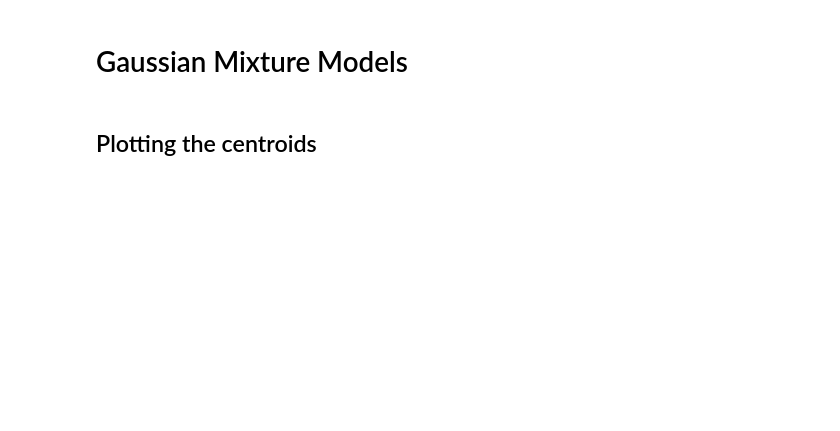
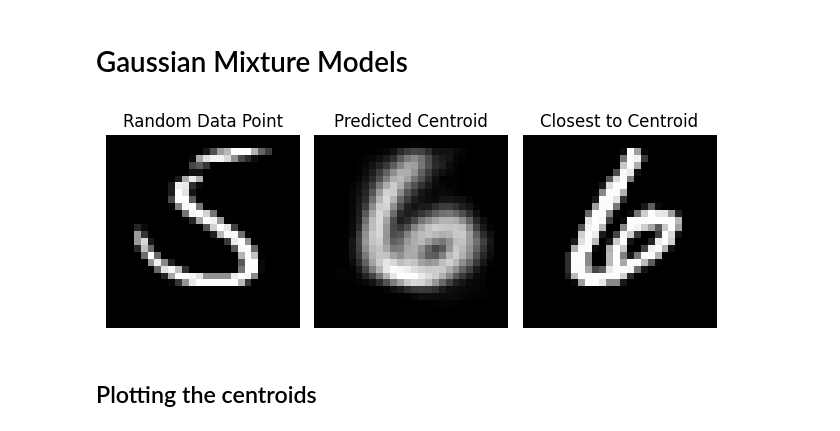
Before and after one commit to satchitchatterji/TuringMLDL2023, a Jupyter notebook: Week 3/Lecture 3 -- Unsupervised Learning.ipynb, the cells around one changed output. Cells and saved outputs as stored; diff of their text form; code cells hidden in the pictures; blank space fills up the shorter version.

```diff
--- a/Week 3/Lecture 3 -- Unsupervised Learning.ipynb
+++ b/Week 3/Lecture 3 -- Unsupervised Learning.ipynb
@@ -146,7 +178,7 @@ random_subset = np.random.choice(len(x_train), size=2000, replace=False)
 x_subset = x_train[random_subset]
 
 # Perform K-means clustering
-gmm = GaussianMixture(10)
+gmm = GaussianMixture(15)
 gmm.fit(x_subset)
 
 # Randomly select a data point
@@ -158,33 +190,35 @@ predicted_cluster = gmm.predict([random_data_point])
 
 # Get the cluster center for the predicted cluster
 predicted_center = gmm.means_[predicted_cluster]
 
 # get the closest training point to the predicted center
 closest_point_to_pred = np.argmax(gmm.predict_proba(x_subset)[:,predicted_cluster])
 
 # Reshape the data point and the cluster center for visualization
 random_data_point_img = random_data_point.reshape(28, 28)
 predicted_center_img = predicted_center.reshape(28, 28)
 closest_pred_img = x_subset[closest_point_to_pred].reshape(28, 28)
 
 # Plot images
 plt.subplot(1, 3, 1)
 plt.imshow(random_data_point_img, cmap='gray')
 plt.title('Random Data Point')
 plt.axis('off')
 
 plt.subplot(1, 3, 2)
 plt.imshow(predicted_center_img, cmap='gray')
 plt.title('Predicted Centroid')
 plt.axis('off')
 
 plt.subplot(1, 3, 3)
 plt.imshow(closest_pred_img, cmap='gray')
 plt.title('Closest to Centroid')
 plt.axis('off')
 
 plt.tight_layout()
 plt.show()
+# %% [output]
+[figure, added]
 # %% [markdown]
 ## Plotting the centroids
 # %%
```
Also changed, not shown: parts of 7 cells of this notebook, 3 other files.
